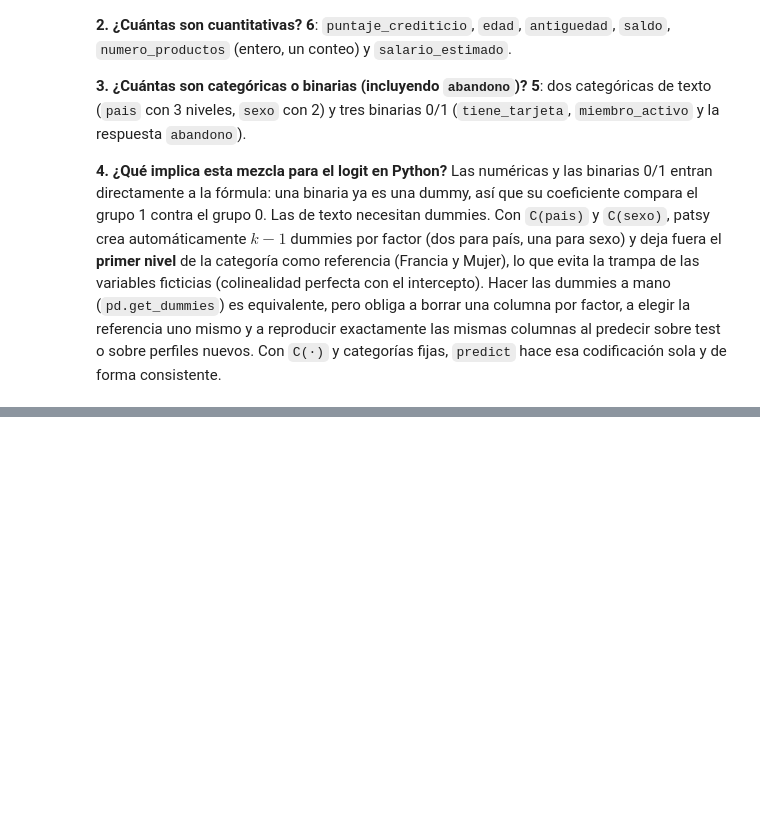
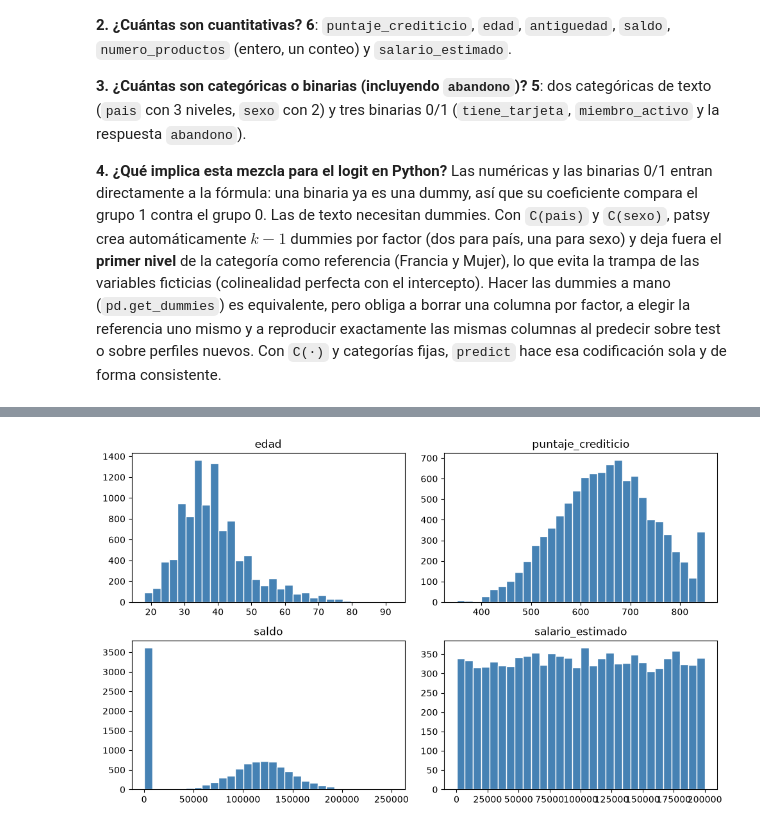
Before and after one commit to Slgxhannel/taller-abandono-producto-20262-Loaiza-Rojas, a Jupyter notebook: Taller_Abandono_Producto_Financiero_Santiago_Loaiza_Leonardo_Rojas.ipynb, the cells around one changed output, grey strips where cells are left out. Cells and saved outputs as stored; diff of their text form; code cells hidden in the pictures; blank space fills up the shorter version.

```diff
--- a/Taller_Abandono_Producto_Financiero_Santiago_Loaiza_Leonardo_Rojas.ipynb
+++ b/Taller_Abandono_Producto_Financiero_Santiago_Loaiza_Leonardo_Rojas.ipynb
@@ -185,0 +228,9 @@ Las numéricas y las binarias 0/1 entran directamente a la fórmula: una binaria
+# %%
+fig, axes = plt.subplots(2, 2, figsize=(10, 6))
+for ax, col in zip(axes.ravel(), ["edad", "puntaje_crediticio", "saldo", "salario_estimado"]):
+    ax.hist(banco[col], bins=30, color="steelblue", edgecolor="white")
+    ax.set_title(col)
+plt.tight_layout()
+plt.show()
+# %% [output]
+[figure, added]
```
Also changed, not shown: parts of 14 cells of this notebook.
